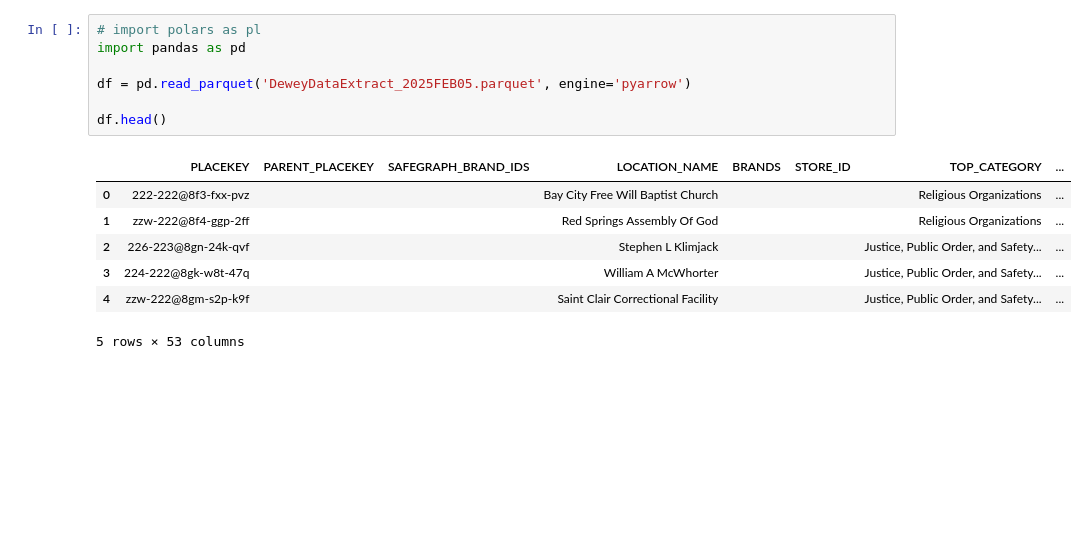
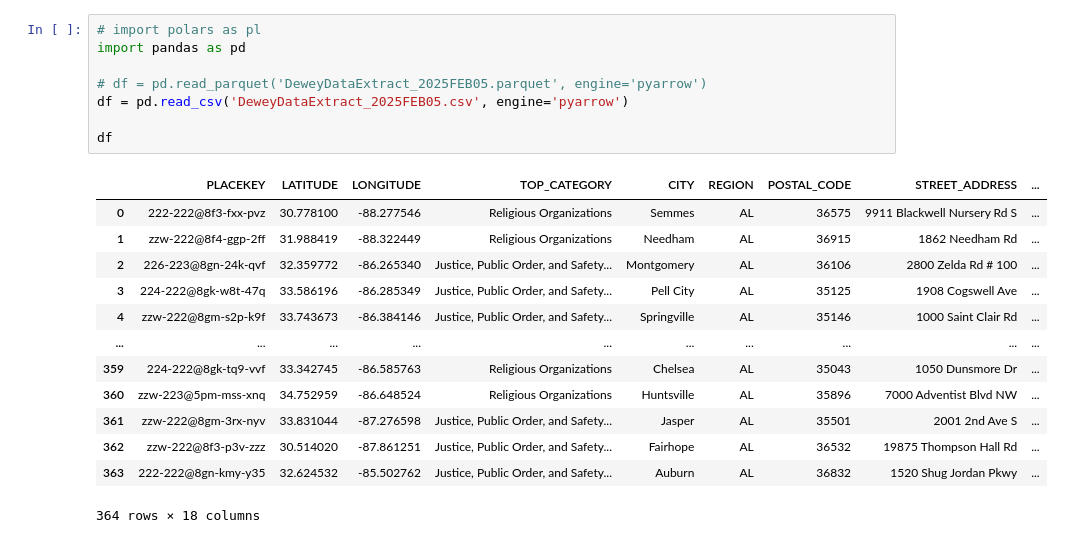
Before and after one commit to gdprasad1201/Spatial-Dynamics-of-EV-Charging-In-AL, a Jupyter notebook: DeweyData_EV_Snippet.ipynb, the cells around one changed output. Saved outputs shown, nothing was run; the diff lists cells and outputs as text; blank space fills up the shorter version.

```diff
--- a/DeweyData_EV_Snippet.ipynb
+++ b/DeweyData_EV_Snippet.ipynb
@@ -8,15 +6,22 @@ Mounted at /content/drive
 # %%
 # import polars as pl
 import pandas as pd
 
-df = pd.read_parquet('DeweyDataExtract_2025FEB05.parquet', engine='pyarrow')
+# df = pd.read_parquet('DeweyDataExtract_2025FEB05.parquet', engine='pyarrow')
+df = pd.read_csv('DeweyDataExtract_2025FEB05.csv', engine='pyarrow')
 
-df.head()
+df
 # %% [output]
-|  | PLACEKEY | PARENT_PLACEKEY | SAFEGRAPH_BRAND_IDS | LOCATION_NAME | BRANDS | STORE_ID | TOP_CATEGORY | ... |
-| 0 | 222-222@8f3-fxx-pvz |  |  | Bay City Free Will Baptist Church |  |  | Religious Organizations | ... |
-| 1 | zzw-222@8f4-ggp-2ff |  |  | Red Springs Assembly Of God |  |  | Religious Organizations | ... |
-| 2 | 226-223@8gn-24k-qvf |  |  | Stephen L Klimjack |  |  | Justice, Public Order, and Safety... | ... |
-| 3 | 224-222@8gk-w8t-47q |  |  | William A McWhorter |  |  | Justice, Public Order, and Safety... | ... |
-| 4 | zzw-222@8gm-s2p-k9f |  |  | Saint Clair Correctional Facility |  |  | Justice, Public Order, and Safety... | ... |
+|  | PLACEKEY | LATITUDE | LONGITUDE | TOP_CATEGORY | CITY | REGION | POSTAL_CODE | STREET_ADDRESS | ... |
+| 0 | 222-222@8f3-fxx-pvz | 30.778100 | -88.277546 | Religious Organizations | Semmes | AL | 36575 | 9911 Blackwell Nursery Rd S | ... |
+| 1 | zzw-222@8f4-ggp-2ff | 31.988419 | -88.322449 | Religious Organizations | Needham | AL | 36915 | 1862 Needham Rd | ... |
+| 2 | 226-223@8gn-24k-qvf | 32.359772 | -86.265340 | Justice, Public Order, and Safety... | Montgomery | AL | 36106 | 2800 Zelda Rd # 100 | ... |
+| 3 | 224-222@8gk-w8t-47q | 33.586196 | -86.285349 | Justice, Public Order, and Safety... | Pell City | AL | 35125 | 1908 Cogswell Ave | ... |
+| 4 | zzw-222@8gm-s2p-k9f | 33.743673 | -86.384146 | Justice, Public Order, and Safety... | Springville | AL | 35146 | 1000 Saint Clair Rd | ... |
+| ... | ... | ... | ... | ... | ... | ... | ... | ... | ... |
+| 359 | 224-222@8gk-tq9-vvf | 33.342745 | -86.585763 | Religious Organizations | Chelsea | AL | 35043 | 1050 Dunsmore Dr | ... |
+| 360 | zzw-223@5pm-mss-xnq | 34.752959 | -86.648524 | Religious Organizations | Huntsville | AL | 35896 | 7000 Adventist Blvd NW | ... |
+| 361 | zzw-222@8gm-3rx-nyv | 33.831044 | -87.276598 | Justice, Public Order, and Safety... | Jasper | AL | 35501 | 2001 2nd Ave S | ... |
+| 362 | zzw-222@8f3-p3v-zzz | 30.514020 | -87.861251 | Justice, Public Order, and Safety... | Fairhope | AL | 36532 | 19875 Thompson Hall Rd | ... |
+| 363 | 222-222@8gn-kmy-y35 | 32.624532 | -85.502762 | Justice, Public Order, and Safety... | Auburn | AL | 36832 | 1520 Shug Jordan Pkwy | ... |
-5 rows × 53 columns
+364 rows × 18 columns
```
Also changed, not shown: parts of 6 cells of this notebook, 5 other files.
